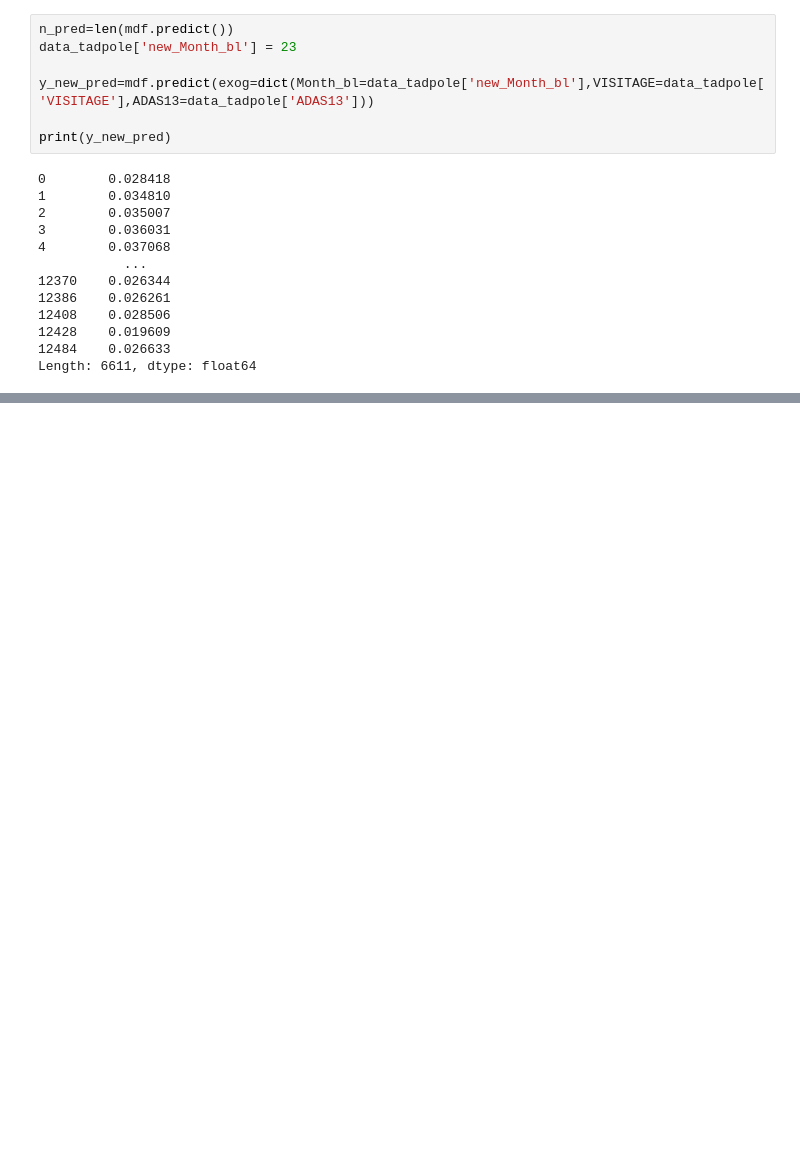
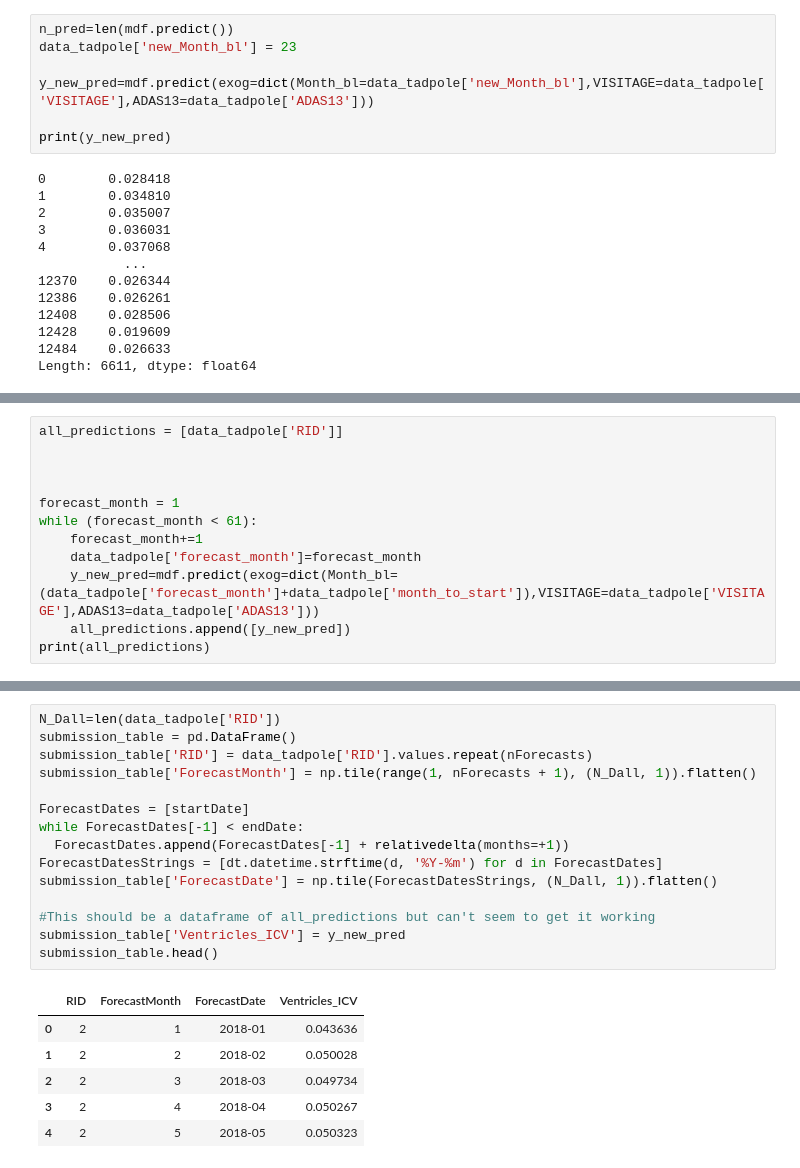
Before and after one commit to ucl-pond/MediCSS2020_sharing_repo, a Jupyter notebook: Lineaer_Mixed_Effects_Model.ipynb, the cells around one changed output, grey strips where cells are left out. Drawn from its saved outputs; the diff is of its cells as text; blank space fills up the shorter version.

Commit message:
Add files via upload
just need to get the while loop of the predicted MLE to output into a long format dataframe so we can add it to the other dataframe and caluclate CIs

```diff
--- a/Lineaer_Mixed_Effects_Model.ipynb
+++ b/Lineaer_Mixed_Effects_Model.ipynb
@@ -338,0 +352,12 @@ Length: 6611, dtype: float64
+# %%
+all_predictions = [data_tadpole['RID']]
+
+
+
+forecast_month = 1
+while (forecast_month < 61):
+    forecast_month+=1
+    data_tadpole['forecast_month']=forecast_month
+    y_new_pred=mdf.predict(exog=dict(Month_bl=(data_tadpole['forecast_month']+data_tadpole['month_to_start']),VISITAGE=data_tadpole['VISITAGE'],ADAS13=data_tadpole['ADAS13']))
+    all_predictions.append([y_new_pred])
+print(all_predictions)
@@ -338,0 +402,22 @@ Length: 6611, dtype: float64
+# %%
+N_Dall=len(data_tadpole['RID'])
+submission_table = pd.DataFrame()
+submission_table['RID'] = data_tadpole['RID'].values.repeat(nForecasts)
+submission_table['ForecastMonth'] = np.tile(range(1, nForecasts + 1), (N_Dall, 1)).flatten()
+
+ForecastDates = [startDate]
+while ForecastDates[-1] < endDate:
+  ForecastDates.append(ForecastDates[-1] + relativedelta(months=+1))
+ForecastDatesStrings = [dt.datetime.strftime(d, '%Y-%m') for d in ForecastDates]
+submission_table['ForecastDate'] = np.tile(ForecastDatesStrings, (N_Dall, 1)).flatten()
+
+#This should be a dataframe of all_predictions but can't seem to get it working
+submission_table['Ventricles_ICV'] = y_new_pred
+submission_table.head()
+# %% [output]
+|  | RID | ForecastMonth | ForecastDate | Ventricles_ICV |
+| 0 | 2 | 1 | 2018-01 | 0.043636 |
+| 1 | 2 | 2 | 2018-02 | 0.050028 |
+| 2 | 2 | 3 | 2018-03 | 0.049734 |
+| 3 | 2 | 4 | 2018-04 | 0.050267 |
+| 4 | 2 | 5 | 2018-05 | 0.050323 |
```
Also changed, not shown: parts of 3 cells of this notebook.
